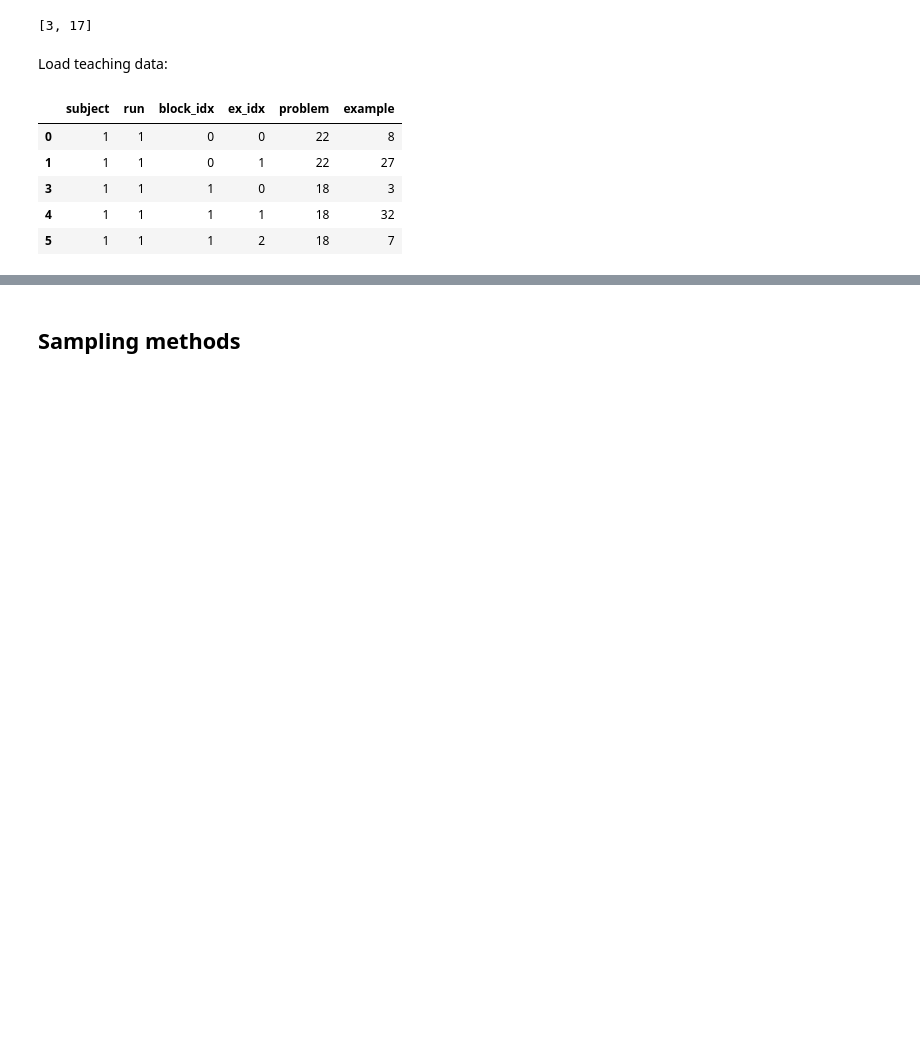
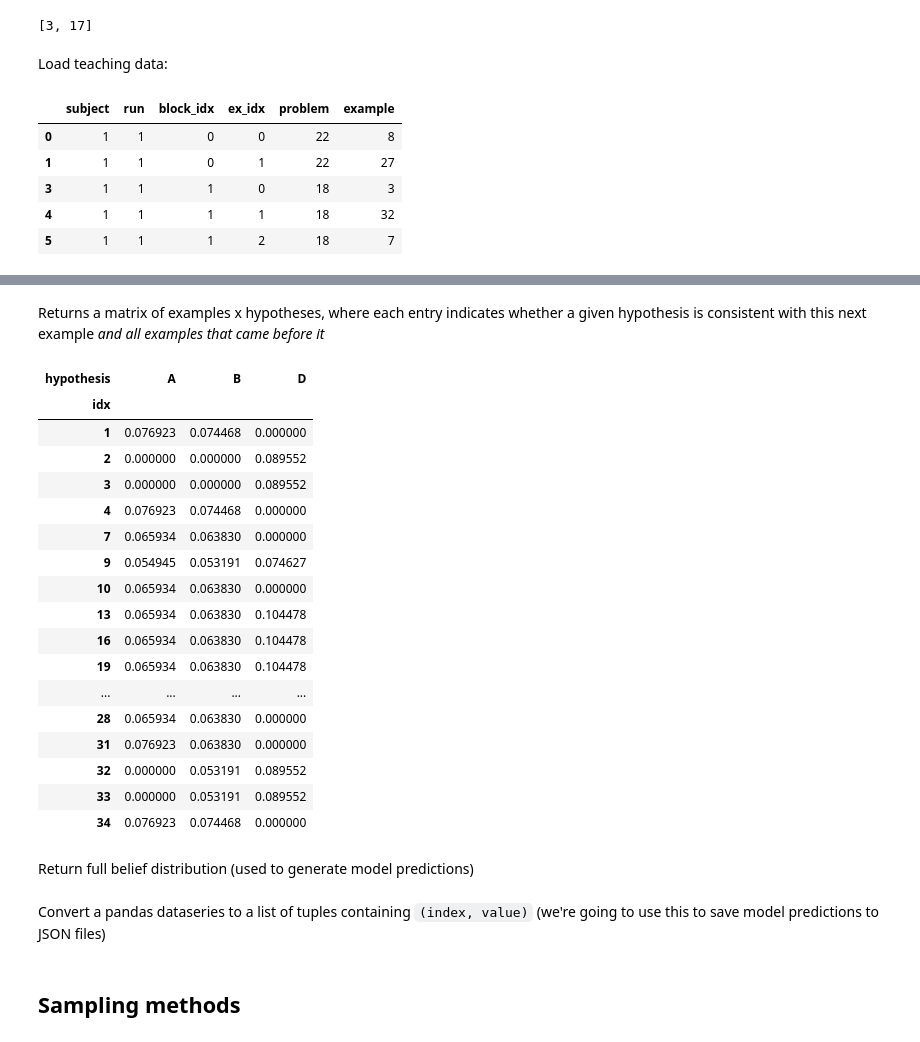
Before and after one commit to nataliavelez/teaching_fmri, a Jupyter notebook: 2_behavioral/2_teaching_model_demo.ipynb, the cells around one changed output, grey strips where cells are left out. Drawn from its saved outputs; the diff is of its cells as text; code cells hidden in the pictures; blank space fills up the shorter version.

```diff
--- a/2_behavioral/2_teaching_model_demo.ipynb
+++ b/2_behavioral/2_teaching_model_demo.ipynb
@@ -66,0 +122,2 @@ human_df.head()
+# %% [markdown]
+Returns a matrix of examples x hypotheses, where each entry indicates whether a given hypothesis is consistent with this next example *and all examples that came before it*
@@ -66,0 +138,23 @@ human_df.head()
+# %%
+generate_edge_prior(22, [8]) # let's test it out!
+# %% [output]
+| hypothesis | A | B | D |
+| idx |  |  |  |
+| 1 | 0.076923 | 0.074468 | 0.000000 |
+| 2 | 0.000000 | 0.000000 | 0.089552 |
+| 3 | 0.000000 | 0.000000 | 0.089552 |
+| 4 | 0.076923 | 0.074468 | 0.000000 |
+| 7 | 0.065934 | 0.063830 | 0.000000 |
+| 9 | 0.054945 | 0.053191 | 0.074627 |
+| 10 | 0.065934 | 0.063830 | 0.000000 |
+| 13 | 0.065934 | 0.063830 | 0.104478 |
+| 16 | 0.065934 | 0.063830 | 0.104478 |
+| 19 | 0.065934 | 0.063830 | 0.104478 |
+| ... | ... | ... | ... |
+| 28 | 0.065934 | 0.063830 | 0.000000 |
+| 31 | 0.076923 | 0.063830 | 0.000000 |
+| 32 | 0.000000 | 0.053191 | 0.089552 |
+| 33 | 0.000000 | 0.053191 | 0.089552 |
+| 34 | 0.076923 | 0.074468 | 0.000000 |
+# %% [markdown]
+Return full belief distribution (used to generate model predictions)
@@ -66,0 +165,2 @@ human_df.head()
+# %% [markdown]
+Convert a pandas dataseries to a list of tuples containing `(index, value)` (we're going to use this to save model predictions to JSON files)
```
Also changed, not shown: parts of 34 cells of this notebook, 14 other files.
